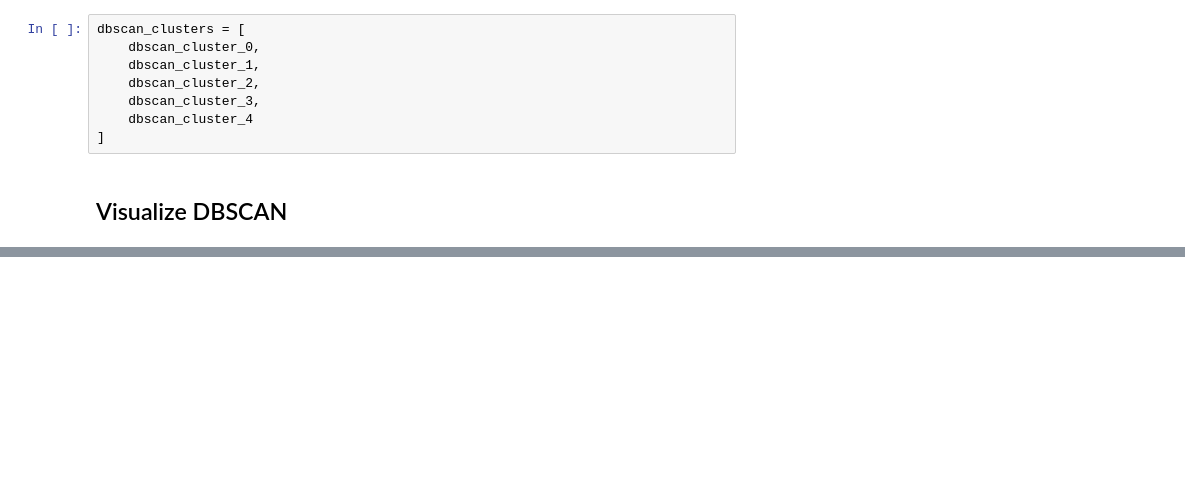
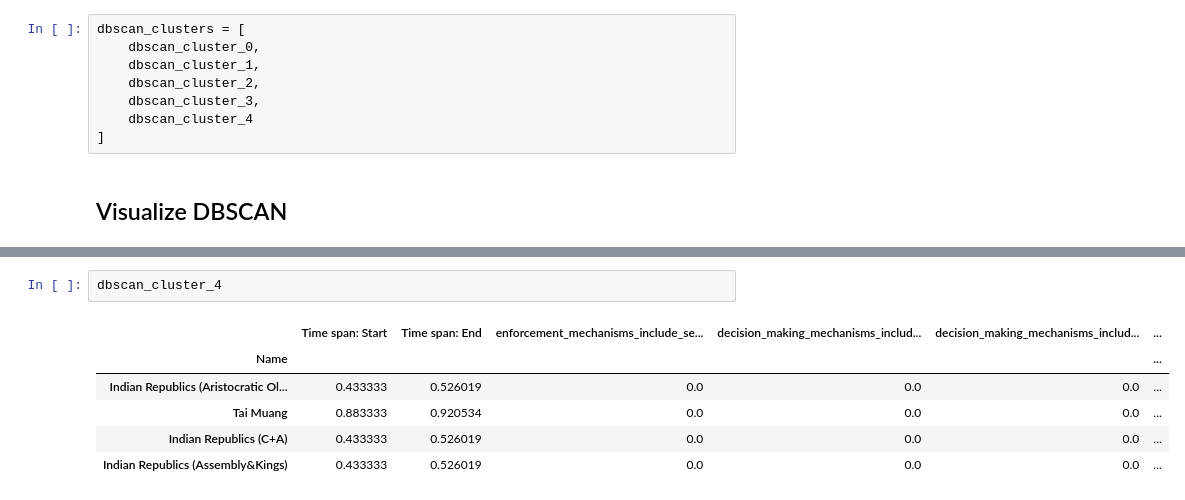
Before and after one commit to metagov/governance-archaeology, a Jupyter notebook: notebooks/Analysis_Similarity_Clustering_Communities.ipynb, the cells around one changed output, grey strips where cells are left out. Drawn from its saved outputs; the diff is of its cells as text; blank space fills up the shorter version.

```diff
--- a/notebooks/Analysis_Similarity_Clustering_Communities.ipynb
+++ b/notebooks/Analysis_Similarity_Clustering_Communities.ipynb
@@ -515,0 +567,9 @@ iplot(fig)
+# %%
+dbscan_cluster_4
+# %% [output]
+|  | Time span: Start | Time span: End | enforcement_mechanisms_include_se... | decision_making_mechanisms_includ... | decision_making_mechanisms_includ... | ... |
+| Name |  |  |  |  |  | ... |
+| Indian Republics (Aristocratic Ol... | 0.433333 | 0.526019 | 0.0 | 0.0 | 0.0 | ... |
+| Tai Muang | 0.883333 | 0.920534 | 0.0 | 0.0 | 0.0 | ... |
+| Indian Republics (C+A) | 0.433333 | 0.526019 | 0.0 | 0.0 | 0.0 | ... |
+| Indian Republics (Assembly&Kings) | 0.433333 | 0.526019 | 0.0 | 0.0 | 0.0 | ... |
```
Also changed, not shown: parts of 4 cells of this notebook.
